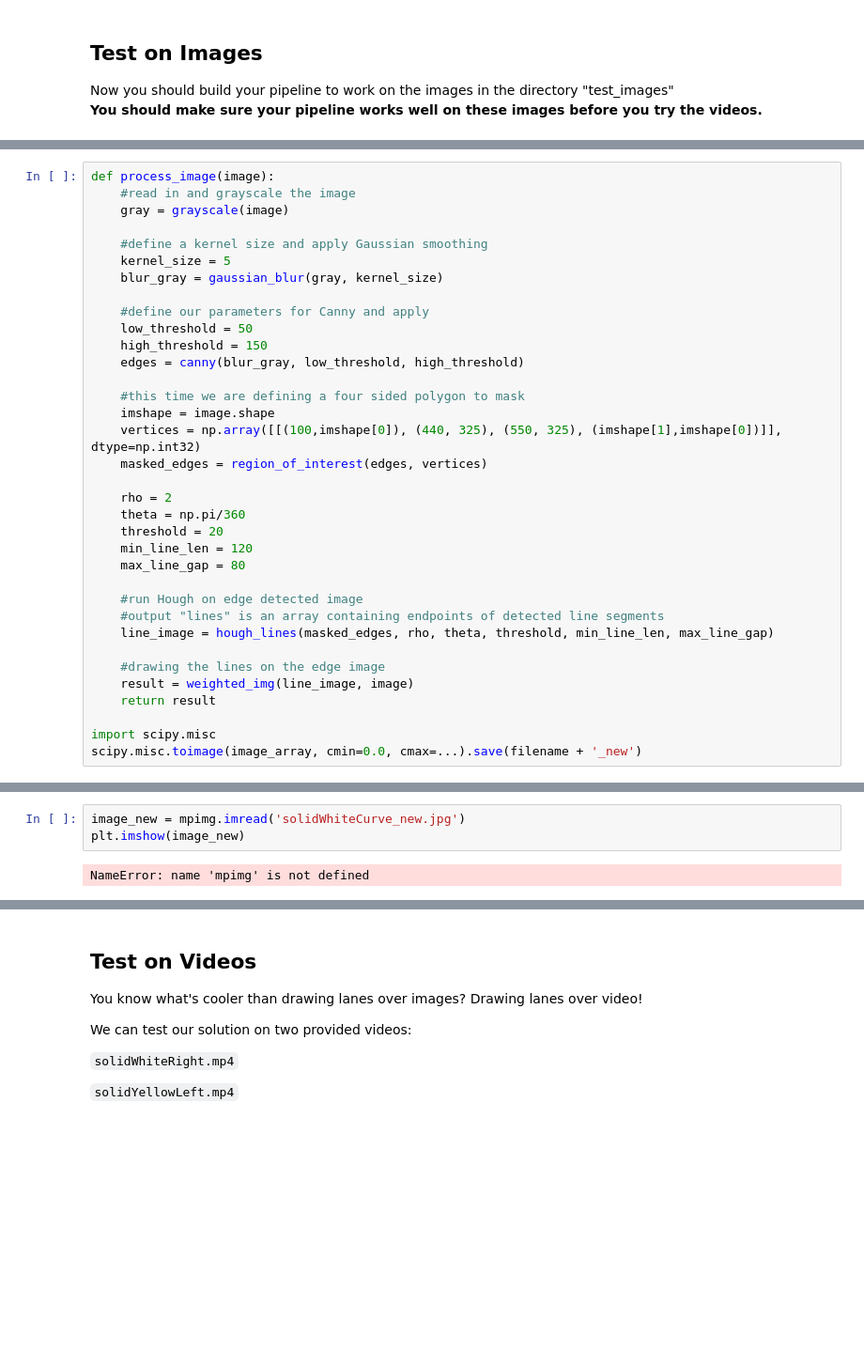
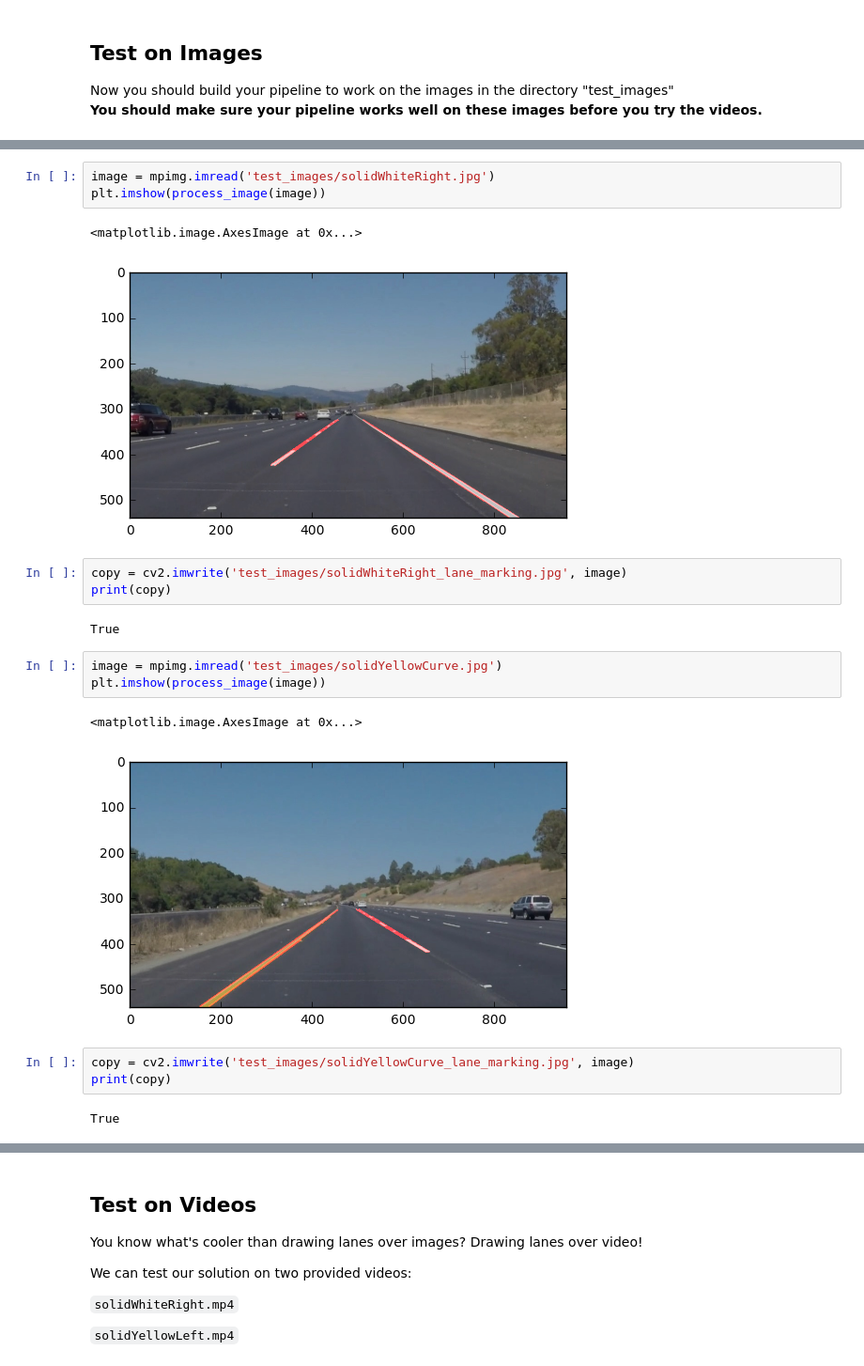
Before and after one commit to Martijnde/Jupyter_Portfolio, a Jupyter notebook: SDCEND P1 Finding Lane lines.ipynb, the cells around one changed output, grey strips where cells are left out. Shown at 94% size. Cells and saved outputs as stored; diff of their text form; blank space fills up the shorter version.

```diff
--- a/SDCEND P1 Finding Lane lines.ipynb
+++ b/SDCEND P1 Finding Lane lines.ipynb
@@ -214,35 +211,0 @@ run your solution on all test_images and make copies into the test_images direct
-# %%
-def process_image(image):
-    #read in and grayscale the image
-    gray = grayscale(image)
-
-    #define a kernel size and apply Gaussian smoothing
-    kernel_size = 5
-    blur_gray = gaussian_blur(gray, kernel_size)
-
-    #define our parameters for Canny and apply
-    low_threshold = 50
-    high_threshold = 150
-    edges = canny(blur_gray, low_threshold, high_threshold)
-
-    #this time we are defining a four sided polygon to mask
-    imshape = image.shape
-    vertices = np.array([[(100,imshape[0]), (440, 325), (550, 325), (imshape[1],imshape[0])]], dtype=np.int32)
-    masked_edges = region_of_interest(edges, vertices)
-
-    rho = 2
-    theta = np.pi/360
-    threshold = 20
-    min_line_len = 120
-    max_line_gap = 80
-
-    #run Hough on edge detected image
-    #output "lines" is an array containing endpoints of detected line segments
-    line_image = hough_lines(masked_edges, rho, theta, threshold, min_line_len, max_line_gap)
-
-    #drawing the lines on the edge image
-    result = weighted_img(line_image, image)
-    return result
-
-import scipy.misc
-scipy.misc.toimage(image_array, cmin=0.0, cmax=...).save(filename + '_new')
@@ -284,5 +225,22 @@ ls
 # %%
-image_new = mpimg.imread('solidWhiteCurve_new.jpg')
-plt.imshow(image_new)
+image = mpimg.imread('test_images/solidWhiteRight.jpg')
+plt.imshow(process_image(image))
 # %% [output]
-NameError: name 'mpimg' is not defined
+<matplotlib.image.AxesImage at 0x...>
+[figure, added]
+# %%
+copy = cv2.imwrite('test_images/solidWhiteRight_lane_marking.jpg', image)
+print(copy)
+# %% [output]
+True
+# %%
+image = mpimg.imread('test_images/solidYellowCurve.jpg')
+plt.imshow(process_image(image))
+# %% [output]
+<matplotlib.image.AxesImage at 0x...>
+[figure, added]
+# %%
+copy = cv2.imwrite('test_images/solidYellowCurve_lane_marking.jpg', image)
+print(copy)
+# %% [output]
+True
```
Also changed, not shown: parts of 21 cells of this notebook.
